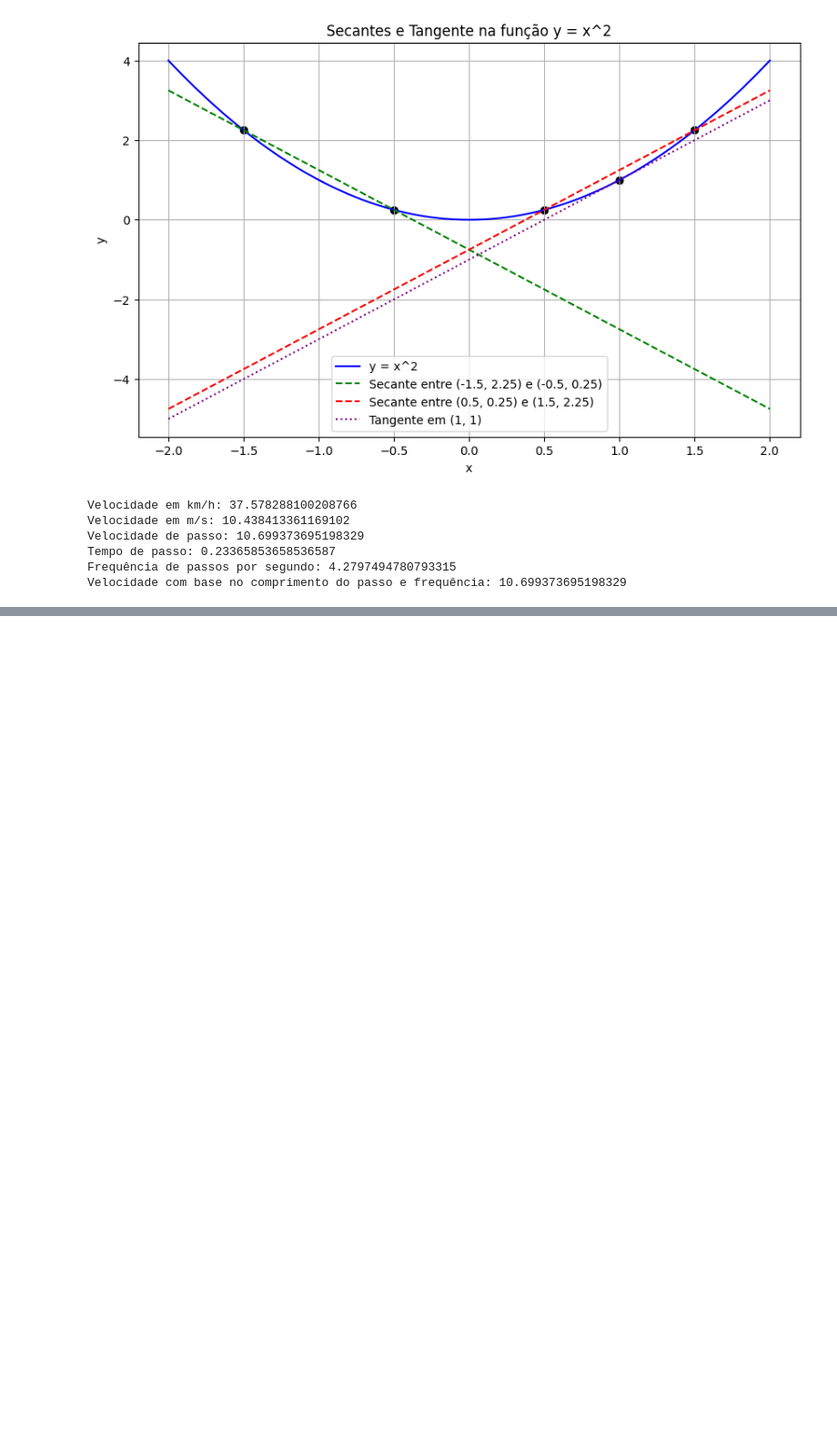
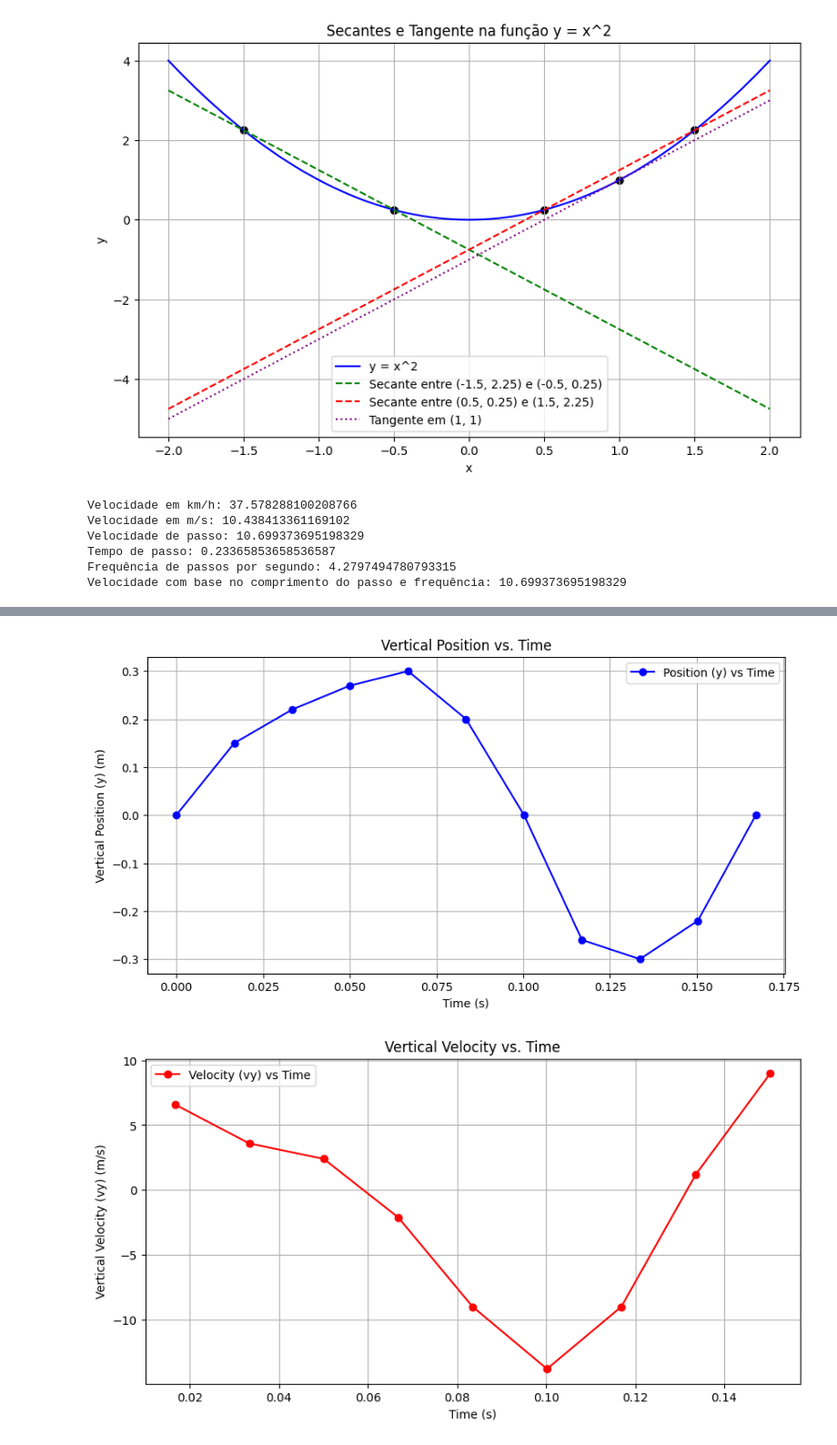
Before and after one commit to paulopreto/REF0022-Biomec-nica2, a Jupyter notebook: Biomecanica2023/cinematica_linear/vel_acel.ipynb, the cells around one changed output, grey strips where cells are left out. Shown at 91% size. Drawn from its saved outputs; the diff is of its cells as text; code cells hidden in the pictures; blank space fills up the shorter version.

```diff
--- a/Biomecanica2023/cinematica_linear/vel_acel.ipynb
+++ b/Biomecanica2023/cinematica_linear/vel_acel.ipynb
@@ -382,0 +416,38 @@ Velocidade com base no comprimento do passo e frequência: 10.699373695198329
+# %%
+import pandas as pd
+import matplotlib.pyplot as plt
+
+# Dados da tabela
+data = {
+    'Frame': [1, 2, 3, 4, 5, 6, 7, 8, 9, 10, 11],
+    'Time (s)': [0.0000, 0.0167, 0.0334, 0.0501, 0.0668, 0.0835, 0.1002, 0.1169, 0.1336, 0.1503, 0.1670],
+    'Vertical Position (y) (m)': [0.00, 0.15, 0.22, 0.27, 0.30, 0.20, 0.00, -0.26, -0.30, -0.22, 0.00],
+    'Vertical Velocity (vy) (m/s)': [None, 6.59, 3.59, 2.40, -2.10, -8.98, -13.77, -8.98, 1.20, 8.98, None],
+    'Acceleration (ay) (m/s2)': [None, None, -125.50, -170.32, -340.64, -349.60, 0.00, 448.21, 537.72, None, None]
+}
+
+# Criando um DataFrame com os dados
+df = pd.DataFrame(data)
+
+# Gráfico de Posição Vertical vs. Tempo
+plt.figure(figsize=(10, 5))
+plt.plot(df['Time (s)'], df['Vertical Position (y) (m)'], marker='o', color='b', label='Position (y) vs Time')
+plt.title('Vertical Position vs. Time')
+plt.xlabel('Time (s)')
+plt.ylabel('Vertical Position (y) (m)')
+plt.grid(True)
+plt.legend()
+plt.show()
+
+# Gráfico de Velocidade Vertical vs. Tempo
+plt.figure(figsize=(10, 5))
+plt.plot(df['Time (s)'], df['Vertical Velocity (vy) (m/s)'], marker='o', color='r', label='Velocity (vy) vs Time')
+plt.title('Vertical Velocity vs. Time')
+plt.xlabel('Time (s)')
+plt.ylabel('Vertical Velocity (vy) (m/s)')
+plt.grid(True)
+plt.legend()
+plt.show()
+# %% [output]
+[figure, added]
+[figure, added]
```
Also changed, not shown: parts of 1 cell of this notebook.
